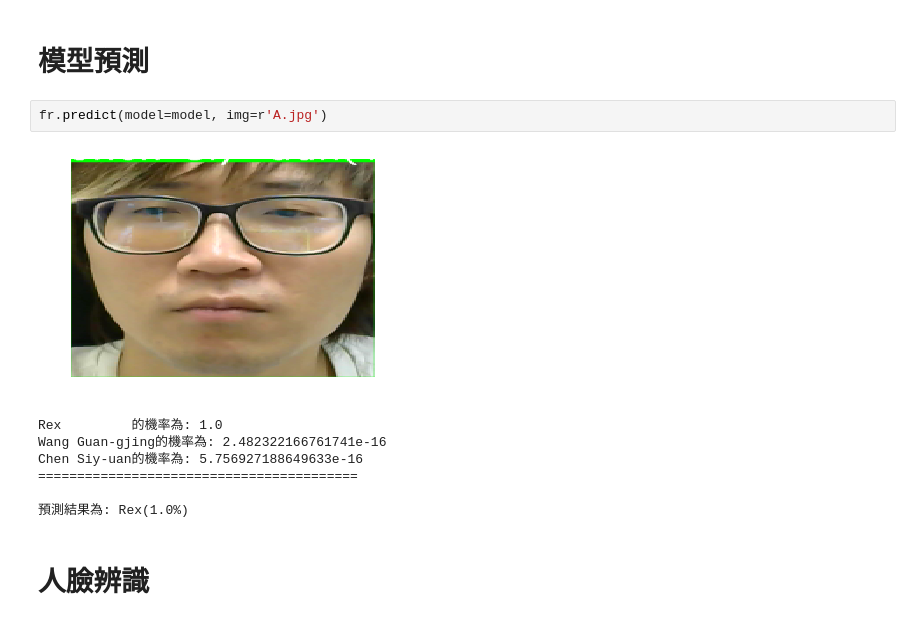
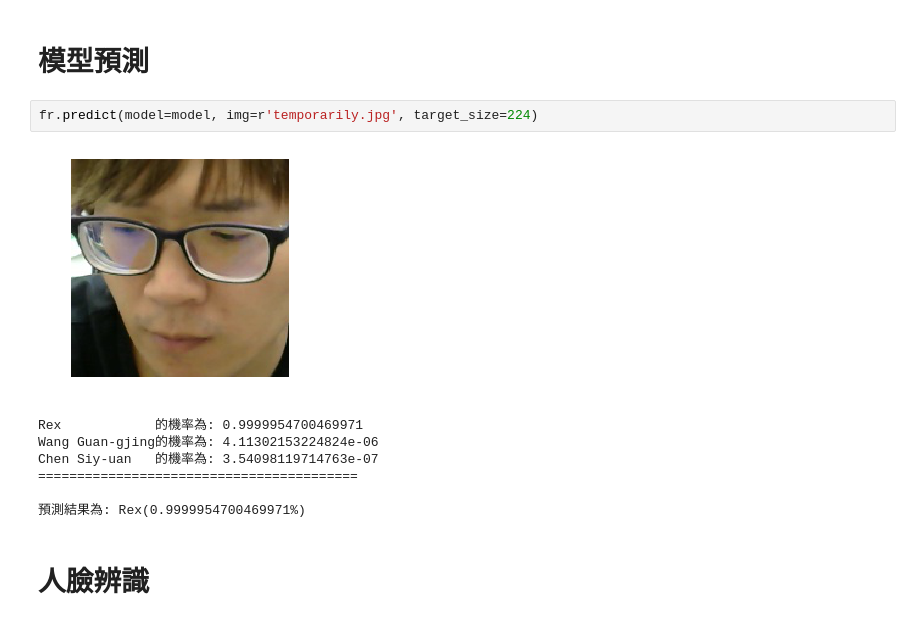
Before and after one commit to Lo-Kuo-Feng/thesis, a Jupyter notebook: main.ipynb, the cells around one changed output. Cells and saved outputs as stored; diff of their text form.

```diff
--- a/main.ipynb
+++ b/main.ipynb
@@ -243,15 +243,15 @@ Saved model to disk
 # %% [markdown]
 # 模型預測
 # %%
-fr.predict(model=model, img=r'A.jpg')
+fr.predict(model=model, img=r'temporarily.jpg', target_size=224)
 # %% [output]
-[figure, old version]
+[figure, new version]
-Rex         的機率為: 1.0
-Wang Guan-gjing的機率為: 2.482322166761741e-16
-Chen Siy-uan的機率為: 5.756927188649633e-16
+Rex            的機率為: 0.9999954700469971
+Wang Guan-gjing的機率為: 4.11302153224824e-06
+Chen Siy-uan   的機率為: 3.54098119714763e-07
 =========================================
 
-預測結果為: Rex(1.0%)
+預測結果為: Rex(0.9999954700469971%)
 # %% [markdown]
 # 人臉辨識
 # %%
```
Also changed, not shown: parts of 2 cells of this notebook.
